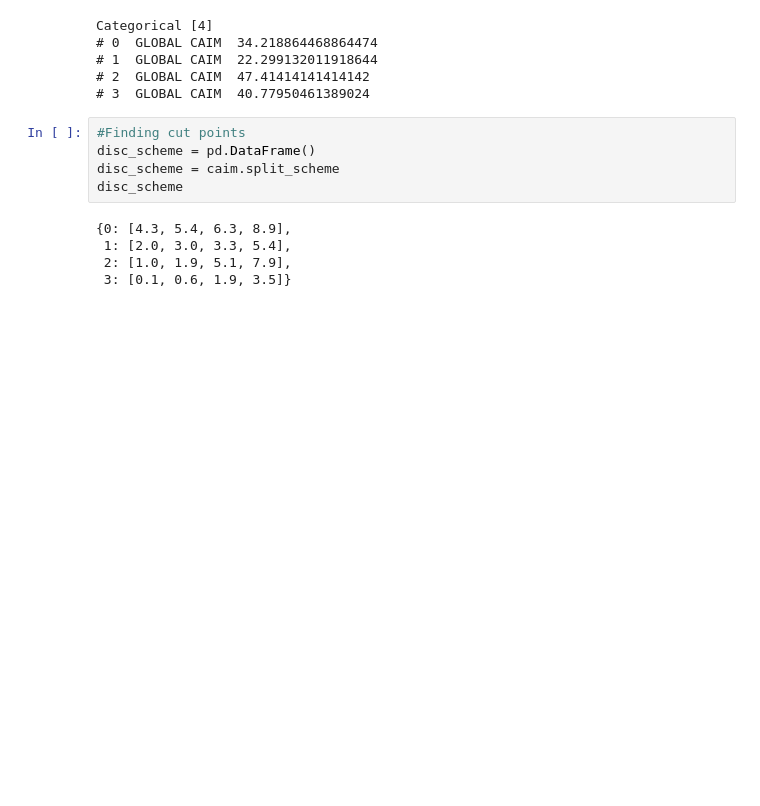
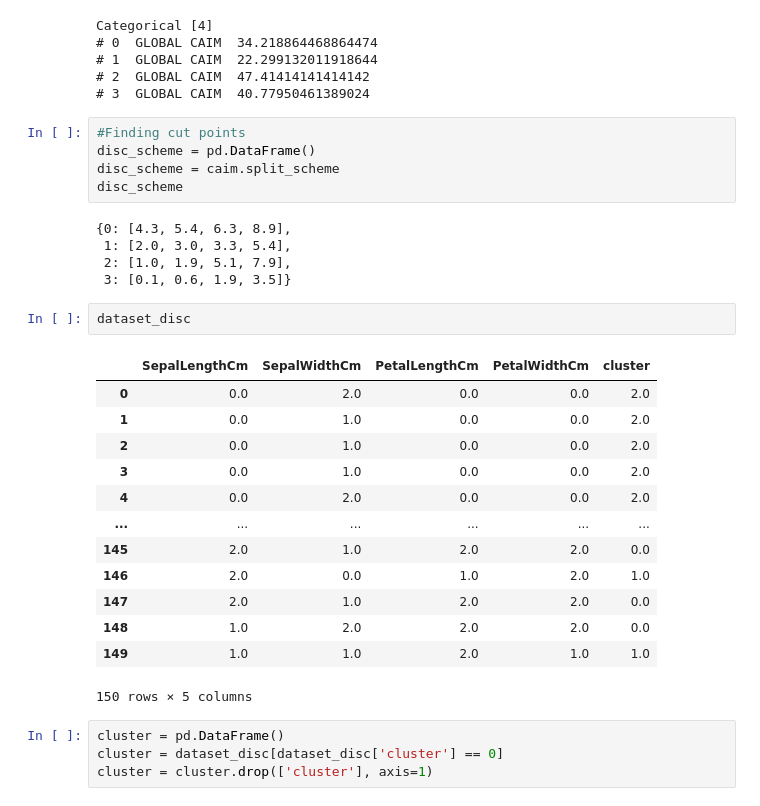
Before and after one commit to Bicball/CAIBAL, a Jupyter notebook: main.ipynb, the cells around one changed output. Drawn from its saved outputs; the diff is of its cells as text; blank space fills up the shorter version.

```diff
--- a/main.ipynb
+++ b/main.ipynb
@@ -69,4 +76,24 @@ disc_scheme
  1: [2.0, 3.0, 3.3, 5.4],
  2: [1.0, 1.9, 5.1, 7.9],
  3: [0.1, 0.6, 1.9, 3.5]}
+# %%
+dataset_disc
+# %% [output]
+|  | SepalLengthCm | SepalWidthCm | PetalLengthCm | PetalWidthCm | cluster |
+| 0 | 0.0 | 2.0 | 0.0 | 0.0 | 2.0 |
+| 1 | 0.0 | 1.0 | 0.0 | 0.0 | 2.0 |
+| 2 | 0.0 | 1.0 | 0.0 | 0.0 | 2.0 |
+| 3 | 0.0 | 1.0 | 0.0 | 0.0 | 2.0 |
+| 4 | 0.0 | 2.0 | 0.0 | 0.0 | 2.0 |
+| ... | ... | ... | ... | ... | ... |
+| 145 | 2.0 | 1.0 | 2.0 | 2.0 | 0.0 |
+| 146 | 2.0 | 0.0 | 1.0 | 2.0 | 1.0 |
+| 147 | 2.0 | 1.0 | 2.0 | 2.0 | 0.0 |
+| 148 | 1.0 | 2.0 | 2.0 | 2.0 | 0.0 |
+| 149 | 1.0 | 1.0 | 2.0 | 1.0 | 1.0 |
+150 rows × 5 columns
+# %%
+cluster = pd.DataFrame()
+cluster = dataset_disc[dataset_disc['cluster'] == 0]
+cluster = cluster.drop(['cluster'], axis=1)
 # %%
```
Also changed, not shown: parts of 6 cells of this notebook.
